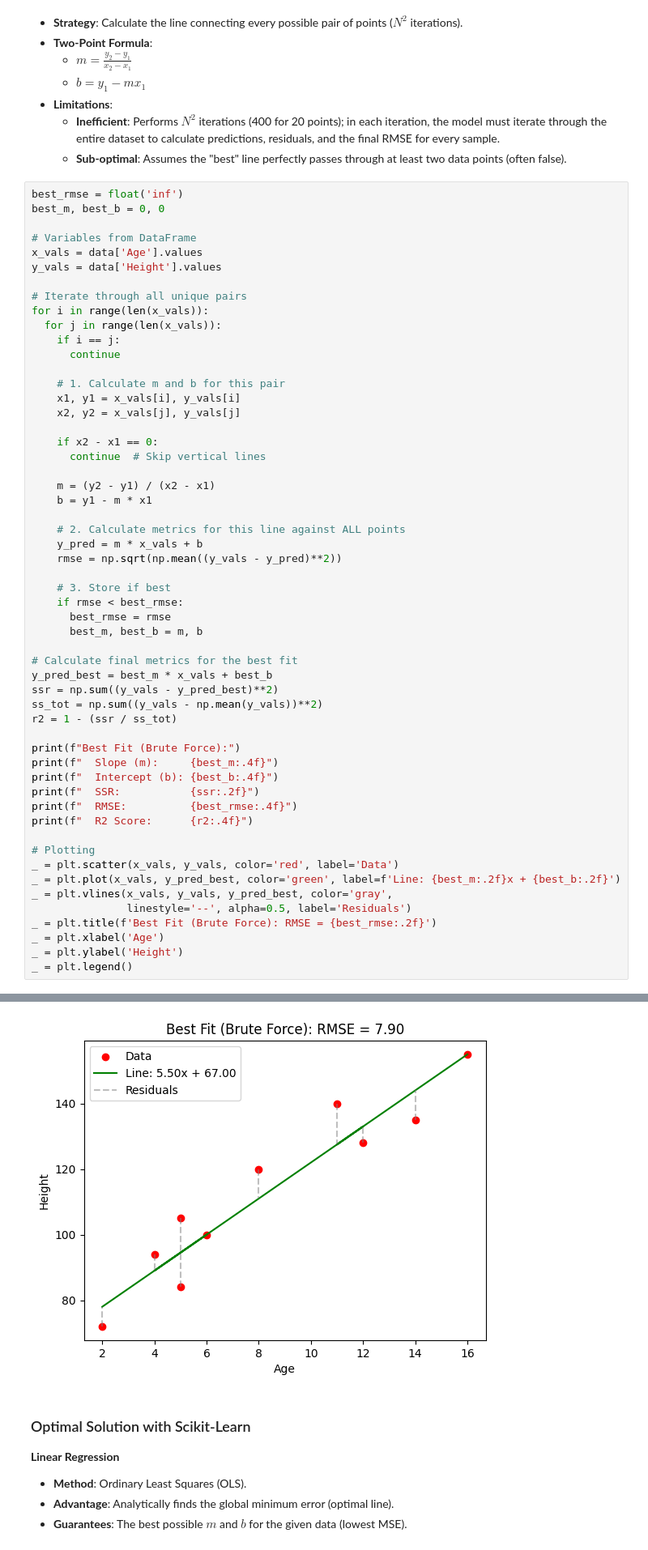
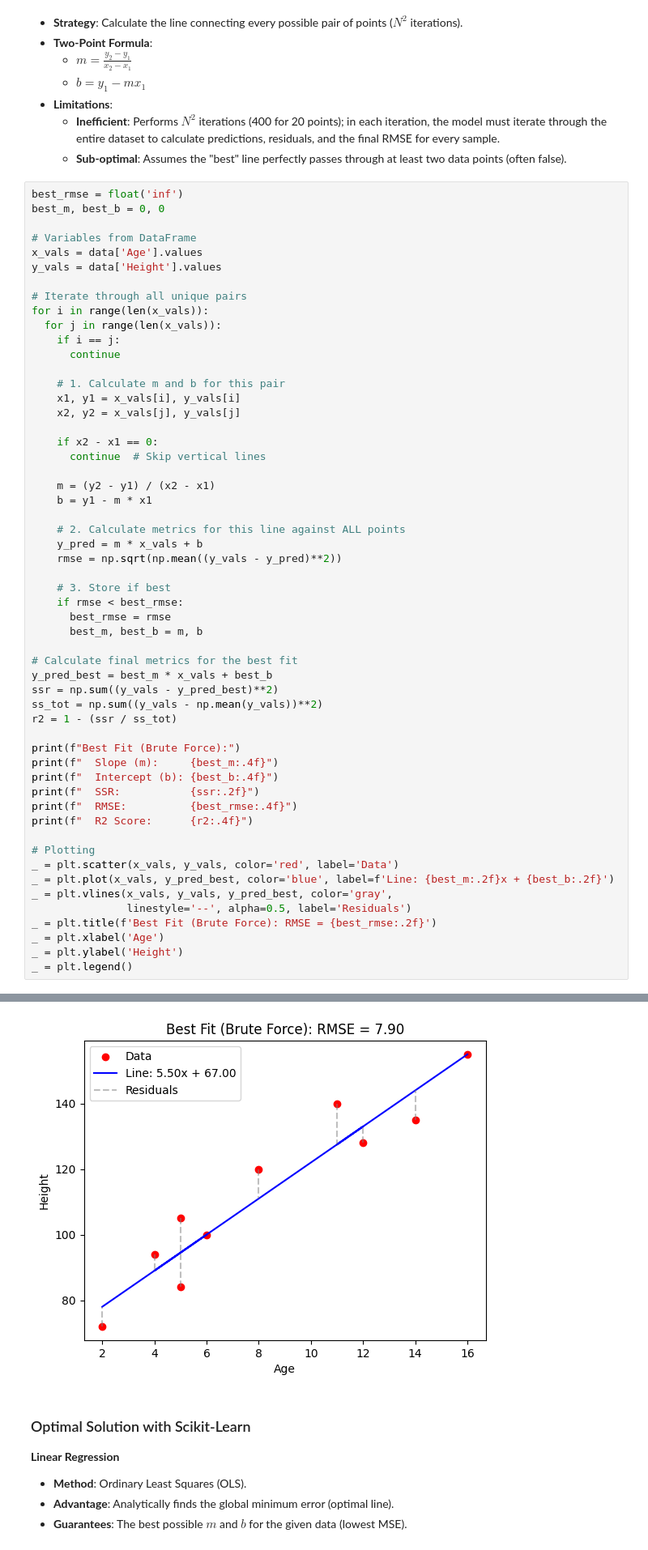
Before and after one commit to k26rahul/dl-and-genai, a Jupyter notebook: week-1/linear-regression.ipynb, the cells around one changed output, grey strips where cells are left out. Shown at 81% size. Cells and saved outputs as stored; diff of their text form.

```diff
--- a/week-1/linear-regression.ipynb
+++ b/week-1/linear-regression.ipynb
@@ -264,35 +264,35 @@ for i in range(len(x_vals)):
       best_m, best_b = m, b
 
 # Calculate final metrics for the best fit
 y_pred_best = best_m * x_vals + best_b
 ssr = np.sum((y_vals - y_pred_best)**2)
 ss_tot = np.sum((y_vals - np.mean(y_vals))**2)
 r2 = 1 - (ssr / ss_tot)
 
 print(f"Best Fit (Brute Force):")
 print(f"  Slope (m):     {best_m:.4f}")
 print(f"  Intercept (b): {best_b:.4f}")
 print(f"  SSR:           {ssr:.2f}")
 print(f"  RMSE:          {best_rmse:.4f}")
 print(f"  R2 Score:      {r2:.4f}")
 
 # Plotting
 _ = plt.scatter(x_vals, y_vals, color='red', label='Data')
-_ = plt.plot(x_vals, y_pred_best, color='green', label=f'Line: {best_m:.2f}x + {best_b:.2f}')
+_ = plt.plot(x_vals, y_pred_best, color='blue', label=f'Line: {best_m:.2f}x + {best_b:.2f}')
 _ = plt.vlines(x_vals, y_vals, y_pred_best, color='gray',
                linestyle='--', alpha=0.5, label='Residuals')
 _ = plt.title(f'Best Fit (Brute Force): RMSE = {best_rmse:.2f}')
 _ = plt.xlabel('Age')
 _ = plt.ylabel('Height')
 _ = plt.legend()
 # %% [output]
 Best Fit (Brute Force):
   Slope (m):     5.5000
   Intercept (b): 67.0000
   SSR:           624.75
   RMSE:          7.9041
   R2 Score:      0.9019
-[figure, old version]
+[figure, new version]
 # %% [markdown]
 ### Optimal Solution with Scikit-Learn
 
```
Also changed, not shown: parts of 7 cells of this notebook.
